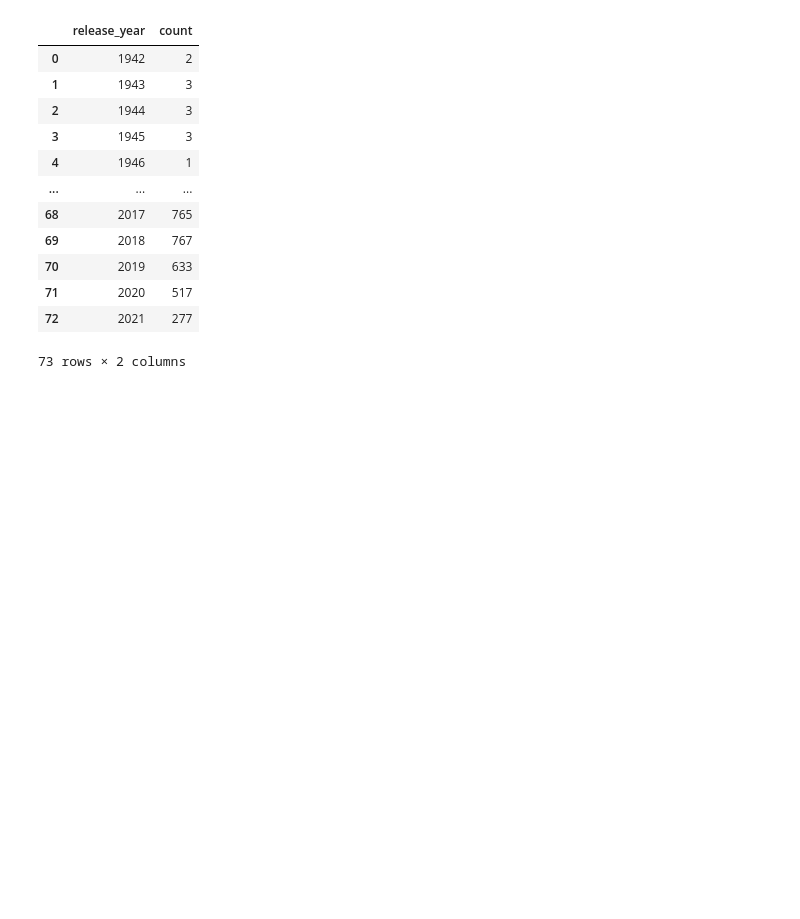
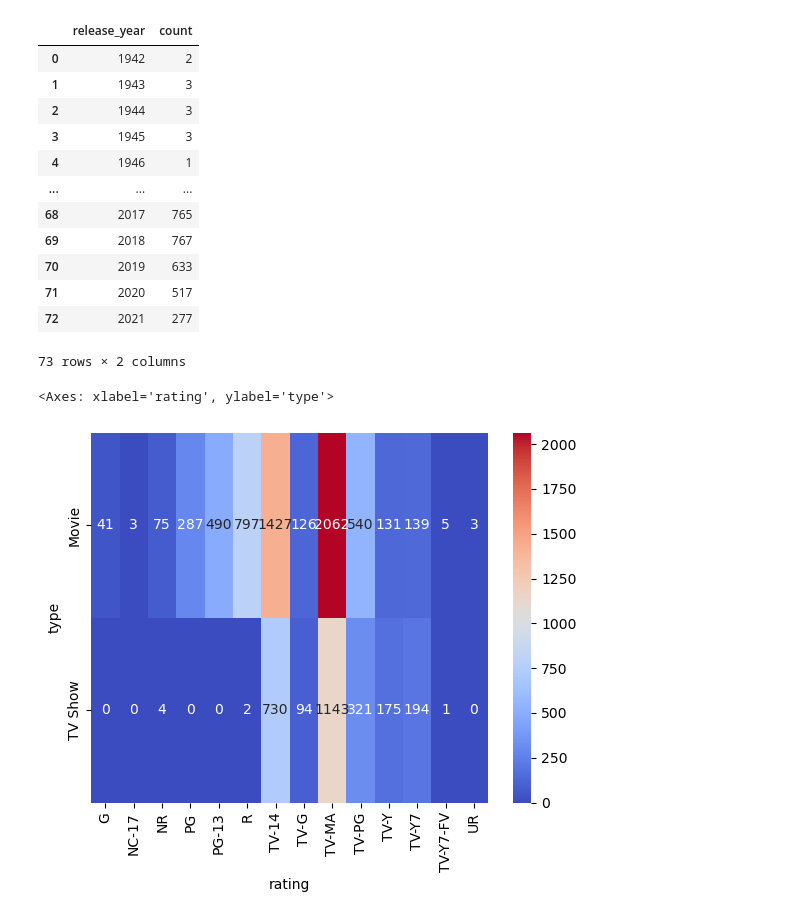
Before and after one commit to Gururaman02/data--analyst-journey, a Jupyter notebook: netflix/analysis.ipynb, the cells around one changed output. Saved outputs shown, nothing was run; the diff lists cells and outputs as text; code cells hidden in the pictures; blank space fills up the shorter version.

```diff
--- a/netflix/analysis.ipynb
+++ b/netflix/analysis.ipynb
@@ -305,3 +309,9 @@ movies.groupby('release_year').size().reset_index(name='count')
 | 71 | 2020 | 517 |
 | 72 | 2021 | 277 |
 73 rows × 2 columns
+# %%
+cross=pd.crosstab(df['type'], df['rating'])
+sns.heatmap(cross, annot=True, fmt='d', cmap='coolwarm')
+# %% [output]
+<Axes: xlabel='rating', ylabel='type'>
+[figure, added]
```
Also changed, not shown: parts of 9 cells of this notebook, 1 other file.
